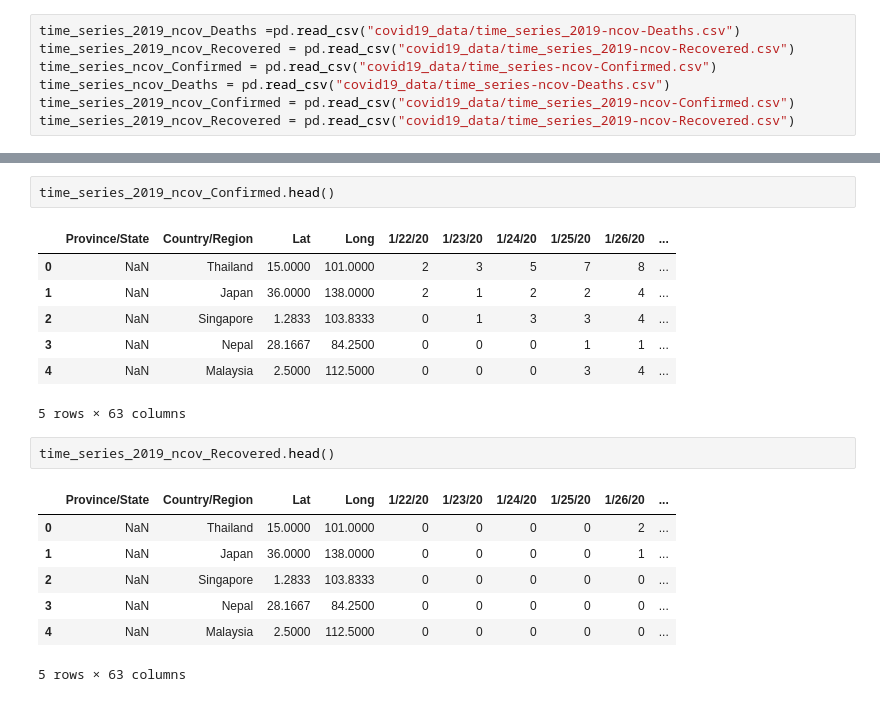
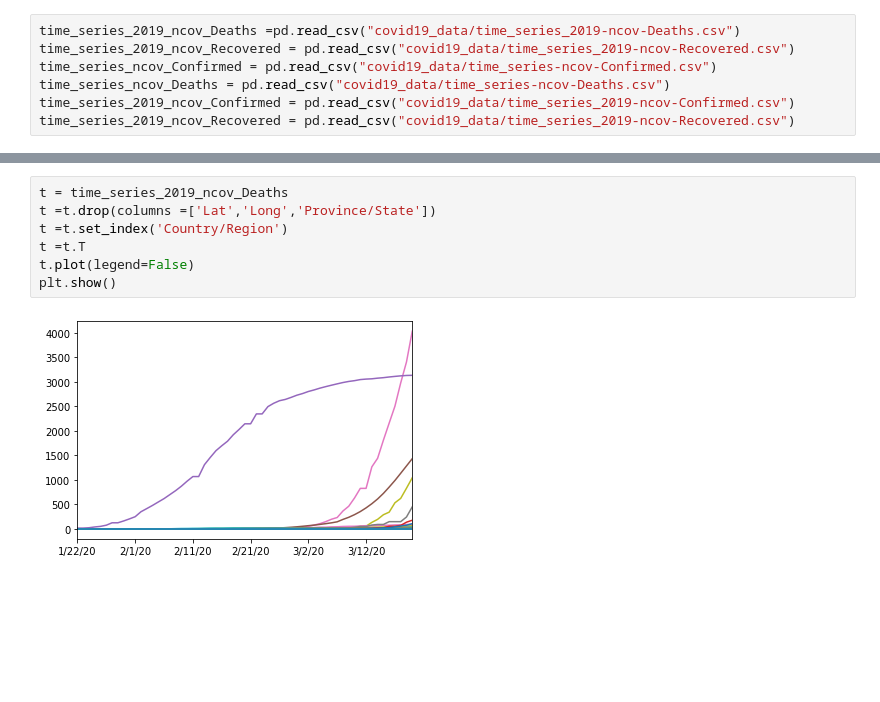
Before and after one commit to nberman12/COVID19-vs-Stocks, a Jupyter notebook: dev/daniel/Data_Collection.ipynb, the cells around one changed output, grey strips where cells are left out. Saved outputs shown, nothing was run; the diff lists cells and outputs as text; blank space fills up the shorter version.

Commit message:
Started graphs

```diff
--- a/dev/daniel/Data_Collection.ipynb
+++ b/dev/daniel/Data_Collection.ipynb
@@ -188,20 +152,9 @@ time_series_ncov_Deaths.head()
-# %%
-time_series_2019_ncov_Confirmed.head()
-# %% [output]
-|  | Province/State | Country/Region | Lat | Long | 1/22/20 | 1/23/20 | 1/24/20 | 1/25/20 | 1/26/20 | ... |
-| 0 | NaN | Thailand | 15.0000 | 101.0000 | 2 | 3 | 5 | 7 | 8 | ... |
-| 1 | NaN | Japan | 36.0000 | 138.0000 | 2 | 1 | 2 | 2 | 4 | ... |
-| 2 | NaN | Singapore | 1.2833 | 103.8333 | 0 | 1 | 3 | 3 | 4 | ... |
-| 3 | NaN | Nepal | 28.1667 | 84.2500 | 0 | 0 | 0 | 1 | 1 | ... |
-| 4 | NaN | Malaysia | 2.5000 | 112.5000 | 0 | 0 | 0 | 3 | 4 | ... |
-5 rows × 63 columns
-# %%
-time_series_2019_ncov_Recovered.head()
-# %% [output]
-|  | Province/State | Country/Region | Lat | Long | 1/22/20 | 1/23/20 | 1/24/20 | 1/25/20 | 1/26/20 | ... |
-| 0 | NaN | Thailand | 15.0000 | 101.0000 | 0 | 0 | 0 | 0 | 2 | ... |
-| 1 | NaN | Japan | 36.0000 | 138.0000 | 0 | 0 | 0 | 0 | 1 | ... |
-| 2 | NaN | Singapore | 1.2833 | 103.8333 | 0 | 0 | 0 | 0 | 0 | ... |
-| 3 | NaN | Nepal | 28.1667 | 84.2500 | 0 | 0 | 0 | 0 | 0 | ... |
-| 4 | NaN | Malaysia | 2.5000 | 112.5000 | 0 | 0 | 0 | 0 | 0 | ... |
-5 rows × 63 columns
+# %%
+t = time_series_2019_ncov_Deaths
+t =t.drop(columns =['Lat','Long','Province/State'])
+t =t.set_index('Country/Region')
+t =t.T
+t.plot(legend=False)
+plt.show()
+# %% [output]
+[figure, added]
```
Also changed, not shown: parts of 10 cells of this notebook.
